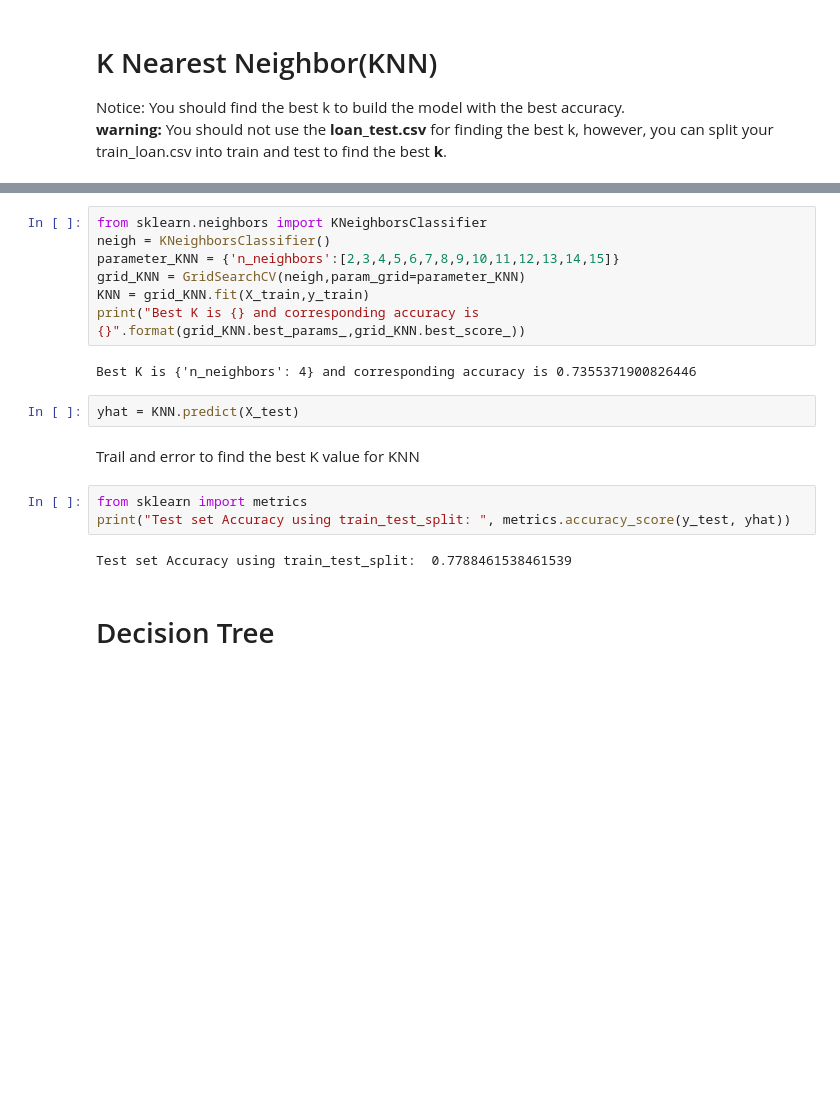
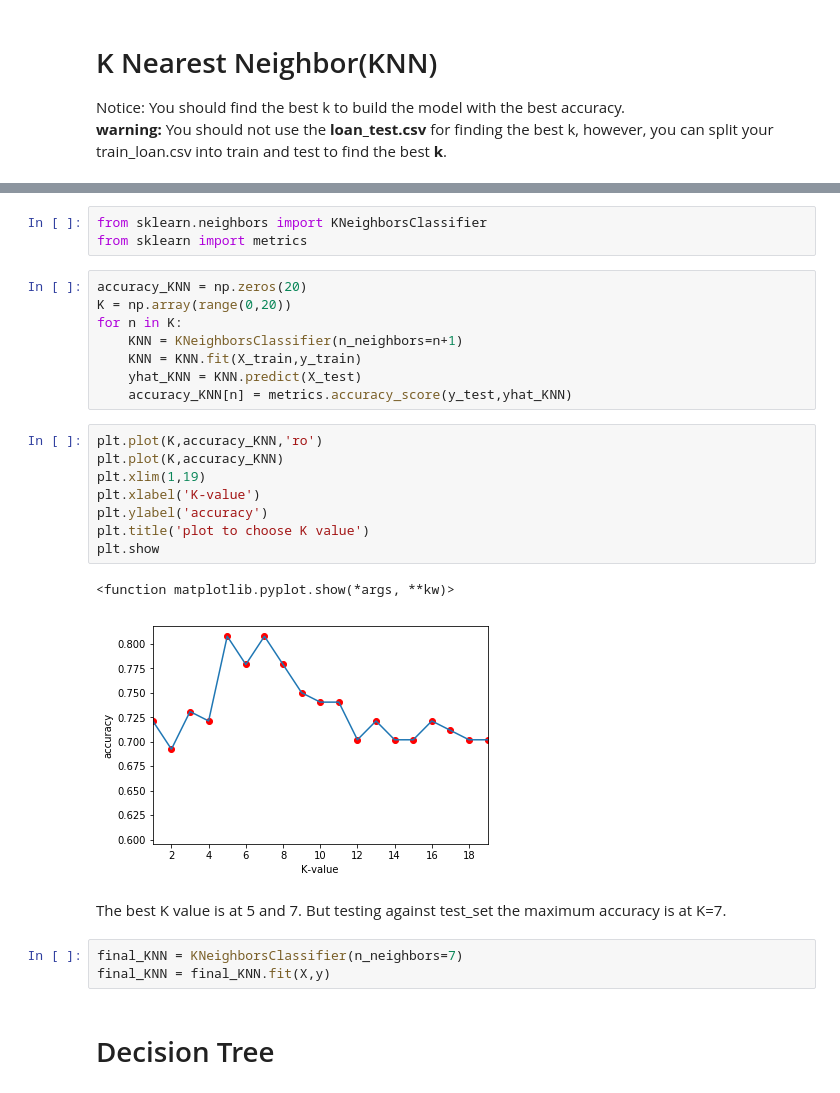
Before and after one commit to Prakashchandran95/ML_Classification_Coursera, a Jupyter notebook: Best Classifier.ipynb, the cells around one changed output, grey strips where cells are left out. Saved outputs shown, nothing was run; the diff lists cells and outputs as text; blank space fills up the shorter version.

```diff
--- a/Best Classifier.ipynb
+++ b/Best Classifier.ipynb
@@ -309,21 +298,30 @@ array([[ 0.54283655,  0.92433376, -2.24537936, -0.41119597,  0.82495791,
-# %%
-from sklearn.neighbors import KNeighborsClassifier
-neigh = KNeighborsClassifier()
-parameter_KNN = {'n_neighbors':[2,3,4,5,6,7,8,9,10,11,12,13,14,15]}
-grid_KNN = GridSearchCV(neigh,param_grid=parameter_KNN)
-KNN = grid_KNN.fit(X_train,y_train)
-print("Best K is {} and corresponding accuracy is {}".format(grid_KNN.best_params_,grid_KNN.best_score_))
-# %% [output]
-Best K is {'n_neighbors': 4} and corresponding accuracy is 0.7355371900826446
-# %%
-yhat = KNN.predict(X_test)
-# %% [markdown]
-Trail and error to find the best K value for KNN
-# %%
-from sklearn import metrics
-print("Test set Accuracy using train_test_split: ", metrics.accuracy_score(y_test, yhat))
-# %% [output]
-Test set Accuracy using train_test_split:  0.7788461538461539
+# %%
+from sklearn.neighbors import KNeighborsClassifier
+from sklearn import metrics
+# %%
+accuracy_KNN = np.zeros(20)
+K = np.array(range(0,20))
+for n in K:
+    KNN = KNeighborsClassifier(n_neighbors=n+1)
+    KNN = KNN.fit(X_train,y_train)
+    yhat_KNN = KNN.predict(X_test)
+    accuracy_KNN[n] = metrics.accuracy_score(y_test,yhat_KNN)
+# %%
+plt.plot(K,accuracy_KNN,'ro')
+plt.plot(K,accuracy_KNN)
+plt.xlim(1,19)
+plt.xlabel('K-value')
+plt.ylabel('accuracy')
+plt.title('plot to choose K value')
+plt.show
+# %% [output]
+<function matplotlib.pyplot.show(*args, **kw)>
+[figure, added]
+# %% [markdown]
+The best K value is at 5 and 7. But testing against test_set the maximum accuracy is at K=7.
+# %%
+final_KNN = KNeighborsClassifier(n_neighbors=7)
+final_KNN = final_KNN.fit(X,y)
 # %% [markdown]
 # Decision Tree
 # %%
```
Also changed, not shown: parts of 26 cells of this notebook.
